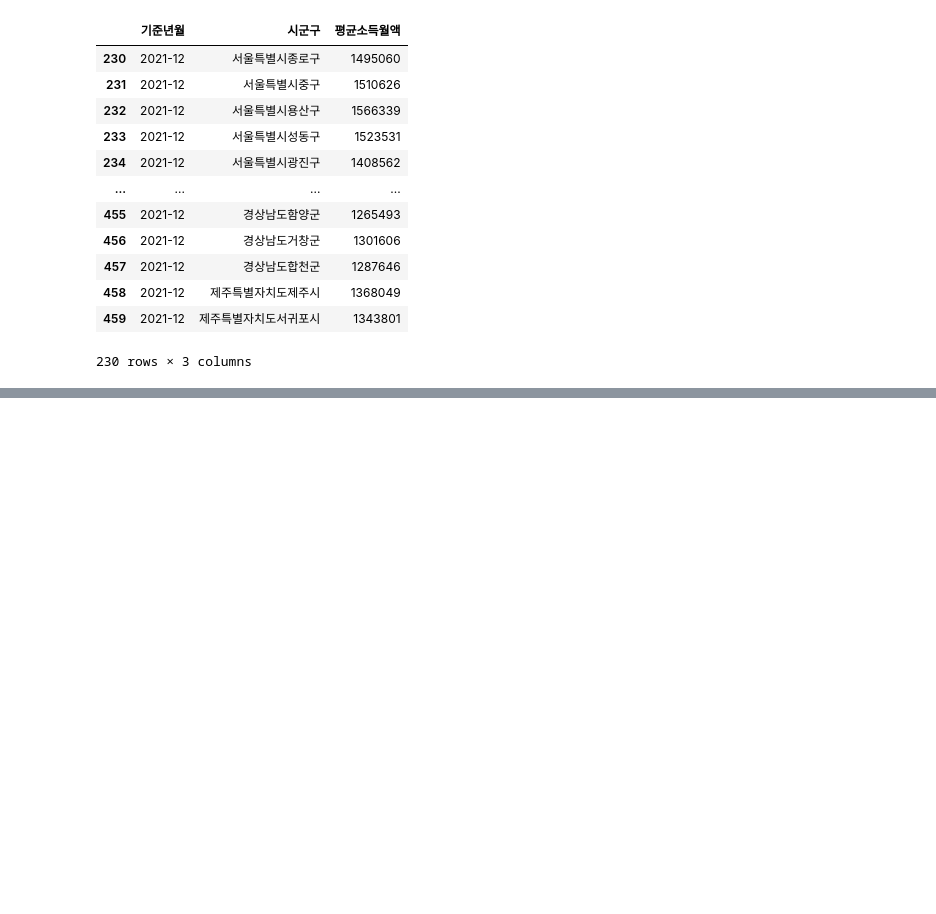
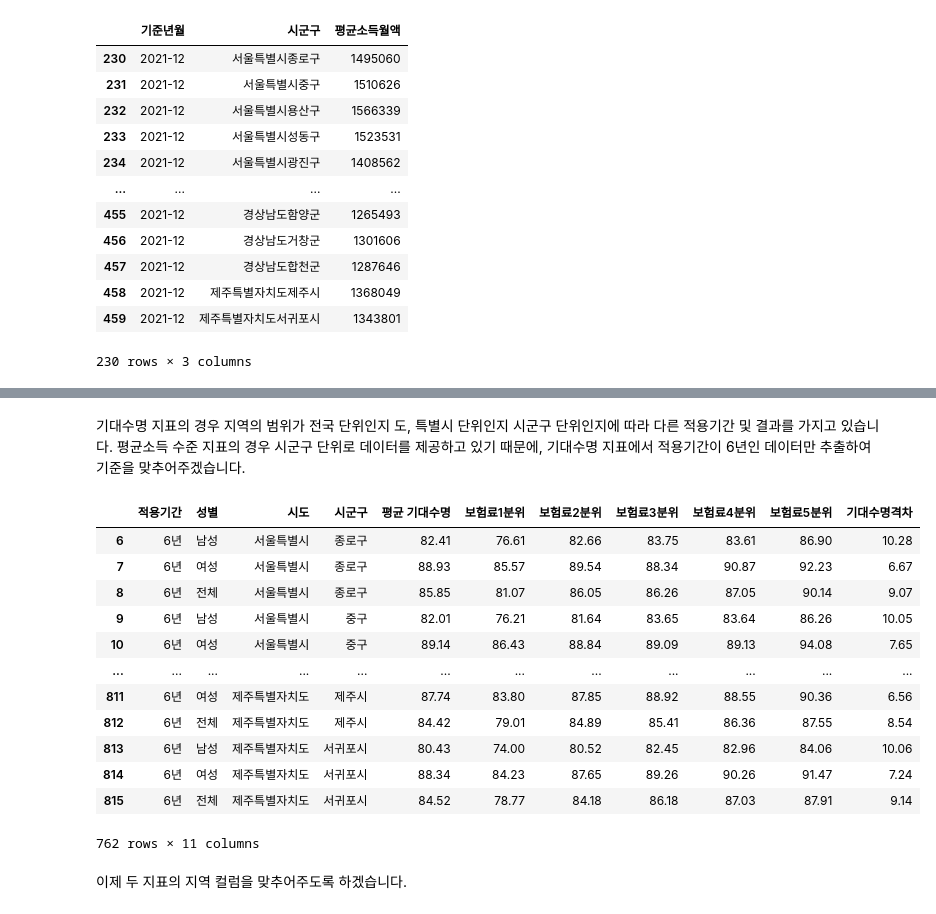
Before and after one commit to SID12g/life-expectancy-by-income, a Jupyter notebook: main.ipynb, the cells around one changed output, grey strips where cells are left out. Saved outputs shown, nothing was run; the diff lists cells and outputs as text; code cells hidden in the pictures; blank space fills up the shorter version.

```diff
--- a/main.ipynb
+++ b/main.ipynb
@@ -110,0 +145,21 @@ dtype: int64
+# %% [markdown]
+기대수명 지표의 경우 지역의 범위가 전국 단위인지 도, 특별시 단위인지 시군구 단위인지에 따라 다른 적용기간 및 결과를 가지고 있습니다. 평균소득 수준 지표의 경우 시군구 단위로 데이터를 제공하고 있기 때문에, 기대수명 지표에서 적용기간이 6년인 데이터만 추출하여 기준을 맞추어주겠습니다.
+# %%
+life_expectancy = life_expectancy[life_expectancy['적용기간'] == '6년']
+life_expectancy
+# %% [output]
+|  | 적용기간 | 성별 | 시도 | 시군구 | 평균 기대수명 | 보험료1분위 | 보험료2분위 | 보험료3분위 | 보험료4분위 | 보험료5분위 | 기대수명격차 |
+| 6 | 6년 | 남성 | 서울특별시 | 종로구 | 82.41 | 76.61 | 82.66 | 83.75 | 83.61 | 86.90 | 10.28 |
+| 7 | 6년 | 여성 | 서울특별시 | 종로구 | 88.93 | 85.57 | 89.54 | 88.34 | 90.87 | 92.23 | 6.67 |
+| 8 | 6년 | 전체 | 서울특별시 | 종로구 | 85.85 | 81.07 | 86.05 | 86.26 | 87.05 | 90.14 | 9.07 |
+| 9 | 6년 | 남성 | 서울특별시 | 중구 | 82.01 | 76.21 | 81.64 | 83.65 | 83.64 | 86.26 | 10.05 |
+| 10 | 6년 | 여성 | 서울특별시 | 중구 | 89.14 | 86.43 | 88.84 | 89.09 | 89.13 | 94.08 | 7.65 |
+| ... | ... | ... | ... | ... | ... | ... | ... | ... | ... | ... | ... |
+| 811 | 6년 | 여성 | 제주특별자치도 | 제주시 | 87.74 | 83.80 | 87.85 | 88.92 | 88.55 | 90.36 | 6.56 |
+| 812 | 6년 | 전체 | 제주특별자치도 | 제주시 | 84.42 | 79.01 | 84.89 | 85.41 | 86.36 | 87.55 | 8.54 |
+| 813 | 6년 | 남성 | 제주특별자치도 | 서귀포시 | 80.43 | 74.00 | 80.52 | 82.45 | 82.96 | 84.06 | 10.06 |
+| 814 | 6년 | 여성 | 제주특별자치도 | 서귀포시 | 88.34 | 84.23 | 87.65 | 89.26 | 90.26 | 91.47 | 7.24 |
+| 815 | 6년 | 전체 | 제주특별자치도 | 서귀포시 | 84.52 | 78.77 | 84.18 | 86.18 | 87.03 | 87.91 | 9.14 |
+762 rows × 11 columns
+# %% [markdown]
+이제 두 지표의 지역 컬럼을 맞추어주도록 하겠습니다.
```
Also changed, not shown: parts of 26 cells of this notebook.
